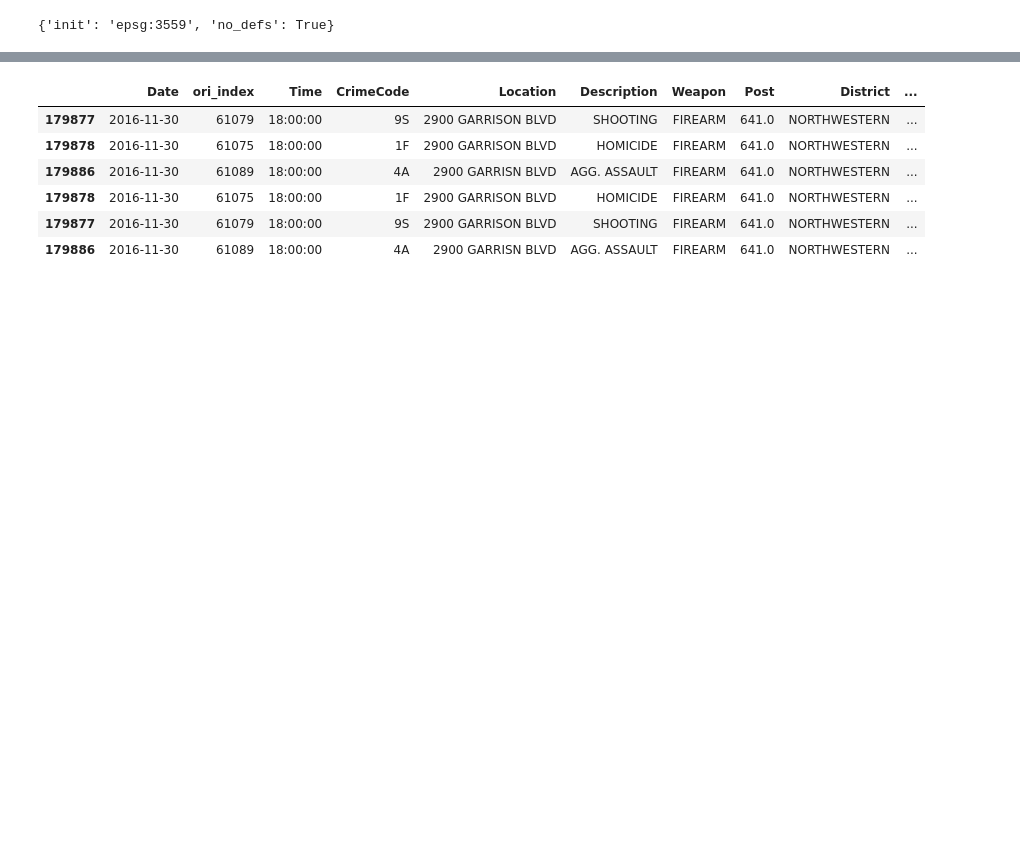
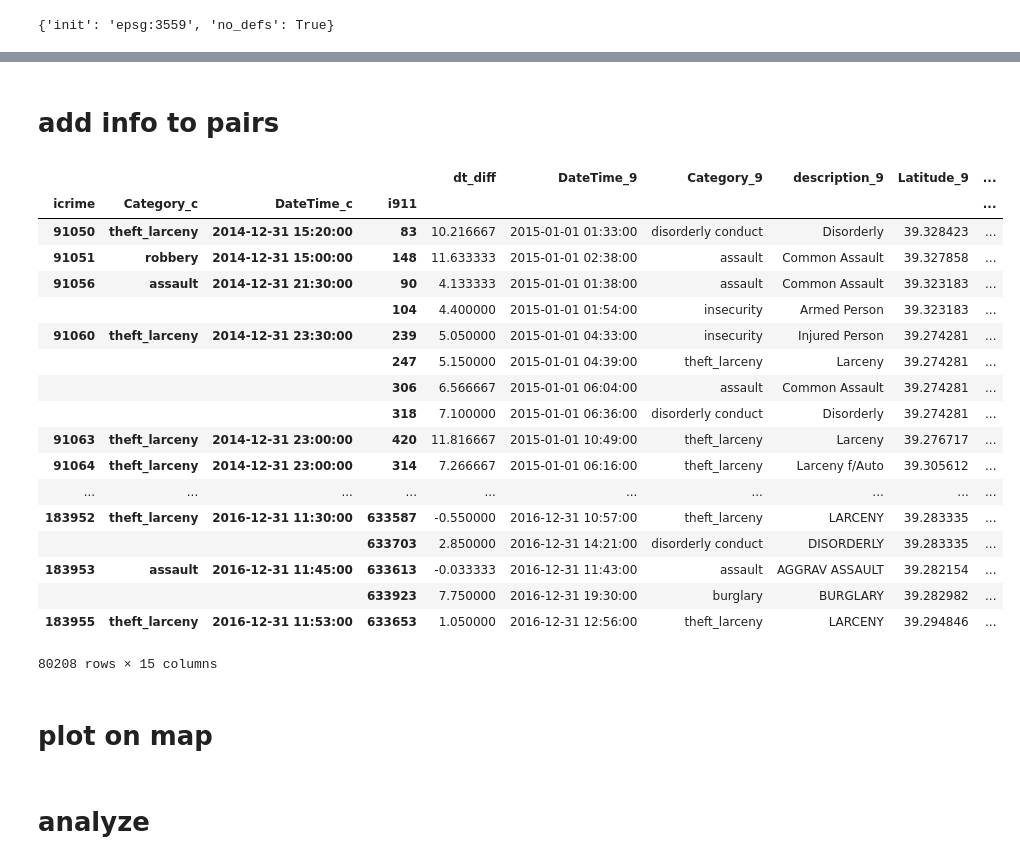
Before and after one commit to JHWu92/public-safety-baltimore, a Jupyter notebook: 911 and crime.ipynb, the cells around one changed output, grey strips where cells are left out. Saved outputs shown, nothing was run; the diff lists cells and outputs as text; code cells hidden in the pictures; blank space fills up the shorter version.

Commit message:
get paired 911 and crime

```diff
--- a/911 and crime.ipynb
+++ b/911 and crime.ipynb
@@ -78,0 +70,4 @@ pairs = pd.concat(pairs, ignore_index=True)
+# %%
+# sjoin within 100 meters
+# d911.geometry = d911.buffer(30)
+crimes.geometry = crimes.buffer(100)
@@ -112,14 +112,49 @@ idx_911 = pairs.i911.unique()
+# %% [markdown]
+# add info to pairs
+# %%
+# information to be added to pairs
+
+col_c = ['DateTime', 'Category', 'Latitude', 'Longitude', 'Weapon', 'Neighborhood', 'In/Outside', 'Coords']
+target_c = crimes.loc[idx_crimes][col_c]
+col_c = [c+'_c' for c in col_c]
+target_c.columns = col_c
+
+col_9 = ['DateTime', 'Category', 'description', 'Latitude', 'Longitude', 'priority', 'Coords']
+target_9 = d911.loc[idx_911][col_9]
+col_9 = [c+'_9' for c in col_9]
+target_9.columns = col_9
 # %%
-# duplicates in crime
-crimes.loc[pairs[pairs.i911==609242].icrime]
+# for do-over merge
+# pairs = pairs[['i911', 'icrime', 'dt_diff', 'distance']]
-# %% [output]
-|  | Date | ori_index | Time | CrimeCode | Location | Description | Weapon | Post | District | ... |
-| 179877 | 2016-11-30 | 61079 | 18:00:00 | 9S | 2900 GARRISON BLVD | SHOOTING | FIREARM | 641.0 | NORTHWESTERN | ... |
-| 179878 | 2016-11-30 | 61075 | 18:00:00 | 1F | 2900 GARRISON BLVD | HOMICIDE | FIREARM | 641.0 | NORTHWESTERN | ... |
-| 179886 | 2016-11-30 | 61089 | 18:00:00 | 4A | 2900 GARRISN BLVD | AGG. ASSAULT | FIREARM | 641.0 | NORTHWESTERN | ... |
-| 179878 | 2016-11-30 | 61075 | 18:00:00 | 1F | 2900 GARRISON BLVD | HOMICIDE | FIREARM | 641.0 | NORTHWESTERN | ... |
-| 179877 | 2016-11-30 | 61079 | 18:00:00 | 9S | 2900 GARRISON BLVD | SHOOTING | FIREARM | 641.0 | NORTHWESTERN | ... |
-| 179886 | 2016-11-30 | 61089 | 18:00:00 | 4A | 2900 GARRISN BLVD | AGG. ASSAULT | FIREARM | 641.0 | NORTHWESTERN | ... |
+# %%
+pairs = pairs.merge(target_9, left_on='i911', right_index=True).merge(target_c, left_on='icrime', right_index=True)
+# %%
+from scipy.spatial import distance
+pairs['distance'] = pairs.apply(lambda x: distance.euclidean(x.Coords_9, x.Coords_c), axis=1)
+# %%
+pairs.set_index(['icrime', 'Category_c', 'DateTime_c','i911']).sort_index()
+# %% [output]
+|  |  |  |  | dt_diff | DateTime_9 | Category_9 | description_9 | Latitude_9 | ... |
+| icrime | Category_c | DateTime_c | i911 |  |  |  |  |  | ... |
+| 91050 | theft_larceny | 2014-12-31 15:20:00 | 83 | 10.216667 | 2015-01-01 01:33:00 | disorderly conduct | Disorderly | 39.328423 | ... |
+| 91051 | robbery | 2014-12-31 15:00:00 | 148 | 11.633333 | 2015-01-01 02:38:00 | assault | Common Assault | 39.327858 | ... |
+| 91056 | assault | 2014-12-31 21:30:00 | 90 | 4.133333 | 2015-01-01 01:38:00 | assault | Common Assault | 39.323183 | ... |
+|  |  |  | 104 | 4.400000 | 2015-01-01 01:54:00 | insecurity | Armed Person | 39.323183 | ... |
+| 91060 | theft_larceny | 2014-12-31 23:30:00 | 239 | 5.050000 | 2015-01-01 04:33:00 | insecurity | Injured Person | 39.274281 | ... |
+|  |  |  | 247 | 5.150000 | 2015-01-01 04:39:00 | theft_larceny | Larceny | 39.274281 | ... |
+|  |  |  | 306 | 6.566667 | 2015-01-01 06:04:00 | assault | Common Assault | 39.274281 | ... |
+|  |  |  | 318 | 7.100000 | 2015-01-01 06:36:00 | disorderly conduct | Disorderly | 39.274281 | ... |
+| 91063 | theft_larceny | 2014-12-31 23:00:00 | 420 | 11.816667 | 2015-01-01 10:49:00 | theft_larceny | Larceny | 39.276717 | ... |
+| 91064 | theft_larceny | 2014-12-31 23:00:00 | 314 | 7.266667 | 2015-01-01 06:16:00 | theft_larceny | Larceny f/Auto | 39.305612 | ... |
+| ... | ... | ... | ... | ... | ... | ... | ... | ... | ... |
+| 183952 | theft_larceny | 2016-12-31 11:30:00 | 633587 | -0.550000 | 2016-12-31 10:57:00 | theft_larceny | LARCENY | 39.283335 | ... |
+|  |  |  | 633703 | 2.850000 | 2016-12-31 14:21:00 | disorderly conduct | DISORDERLY | 39.283335 | ... |
+| 183953 | assault | 2016-12-31 11:45:00 | 633613 | -0.033333 | 2016-12-31 11:43:00 | assault | AGGRAV ASSAULT | 39.282154 | ... |
+|  |  |  | 633923 | 7.750000 | 2016-12-31 19:30:00 | burglary | BURGLARY | 39.282982 | ... |
+| 183955 | theft_larceny | 2016-12-31 11:53:00 | 633653 | 1.050000 | 2016-12-31 12:56:00 | theft_larceny | LARCENY | 39.294846 | ... |
+80208 rows × 15 columns
+# %% [markdown]
+# plot on map
 # %%
 
 from importlib import reload
@@ -138,3 +170,5 @@ name_location = {
 }
 # %%
 marker_cluster_fast(name_location, lonlat=False, filename='tmp/crime_911.html')
+# %% [markdown]
+# analyze
```
Also changed, not shown: parts of 15 cells of this notebook.
